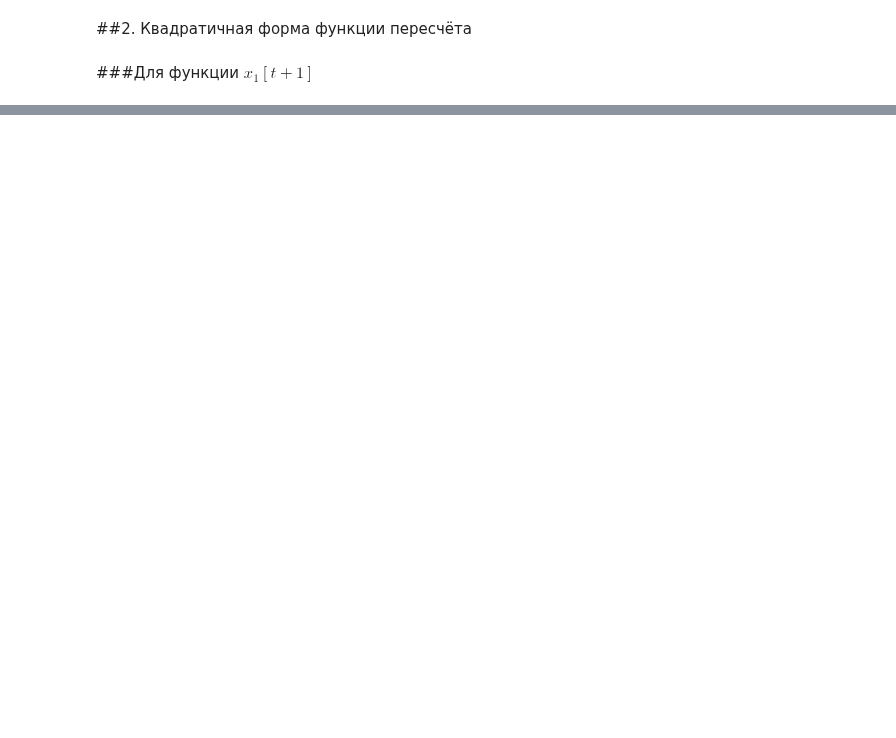
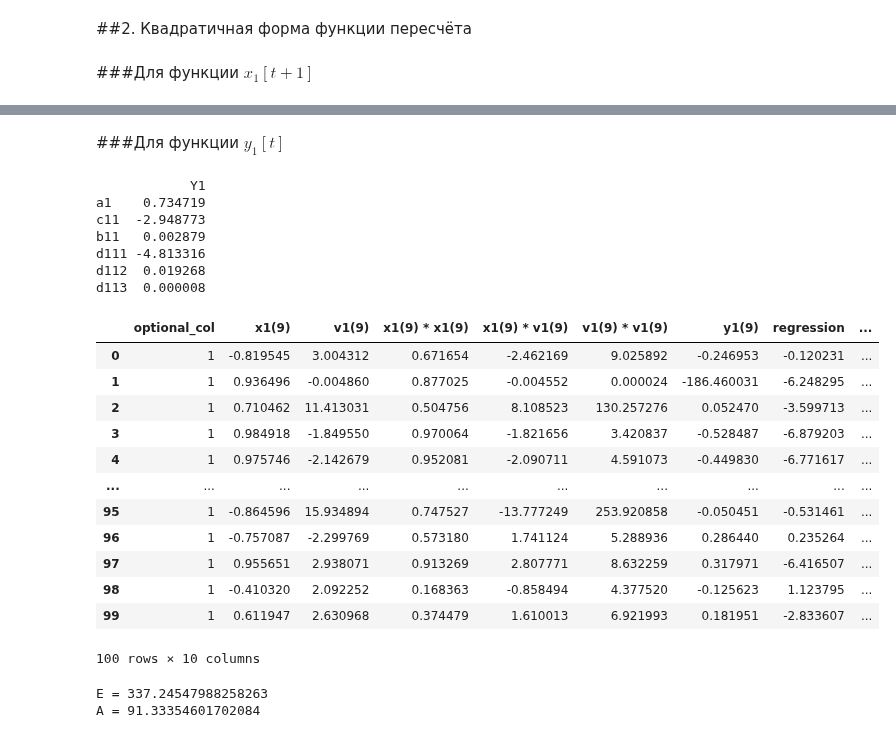
Before and after one commit to Viktory4121/MORD, a Jupyter notebook: ДОМ.ipynb, the cells around one changed output, grey strips where cells are left out. Cells and saved outputs as stored; diff of their text form; code cells hidden in the pictures; blank space fills up the shorter version.

```diff
--- a/ДОМ.ipynb
+++ b/ДОМ.ipynb
@@ -518,0 +594,34 @@ d112 -7.356998e-08
+# %% [markdown]
+###Для функции $y_1[t]$
+# %%
+#x1, v1+
+Y1_quadratic, Y1_quadraticTable = buildQuadraticRegretion(model_9, model_9, ['x1(9)', 'v1(9)', 'y1(9)'])
+print(pd.DataFrame(Y1_quadratic, columns=['Y1'], index=['a1', 'c11', 'b11', 'd111', 'd112', 'd113']))
+Y1_quadraticTable
+# %% [output]
+            Y1
+a1    0.734719
+c11  -2.948773
+b11   0.002879
+d111 -4.813316
+d112  0.019268
+d113  0.000008
+|  | optional_col | x1(9) | v1(9) | x1(9) * x1(9) | x1(9) * v1(9) | v1(9) * v1(9) | y1(9) | regression | ... |
+| 0 | 1 | -0.819545 | 3.004312 | 0.671654 | -2.462169 | 9.025892 | -0.246953 | -0.120231 | ... |
+| 1 | 1 | 0.936496 | -0.004860 | 0.877025 | -0.004552 | 0.000024 | -186.460031 | -6.248295 | ... |
+| 2 | 1 | 0.710462 | 11.413031 | 0.504756 | 8.108523 | 130.257276 | 0.052470 | -3.599713 | ... |
+| 3 | 1 | 0.984918 | -1.849550 | 0.970064 | -1.821656 | 3.420837 | -0.528487 | -6.879203 | ... |
+| 4 | 1 | 0.975746 | -2.142679 | 0.952081 | -2.090711 | 4.591073 | -0.449830 | -6.771617 | ... |
+| ... | ... | ... | ... | ... | ... | ... | ... | ... | ... |
+| 95 | 1 | -0.864596 | 15.934894 | 0.747527 | -13.777249 | 253.920858 | -0.050451 | -0.531461 | ... |
+| 96 | 1 | -0.757087 | -2.299769 | 0.573180 | 1.741124 | 5.288936 | 0.286440 | 0.235264 | ... |
+| 97 | 1 | 0.955651 | 2.938071 | 0.913269 | 2.807771 | 8.632259 | 0.317971 | -6.416507 | ... |
+| 98 | 1 | -0.410320 | 2.092252 | 0.168363 | -0.858494 | 4.377520 | -0.125623 | 1.123795 | ... |
+| 99 | 1 | 0.611947 | 2.630968 | 0.374479 | 1.610013 | 6.921993 | 0.181951 | -2.833607 | ... |
+100 rows × 10 columns
+# %%
+print("E = " + str(sum(Y1_quadraticTable['variance'])))
+print("A = " + str(sum(Y1_quadraticTable['error, %'])))
+# %% [output]
+E = 337.24547988258263
+A = 91.33354601702084
```
Also changed, not shown: parts of 28 cells of this notebook.
